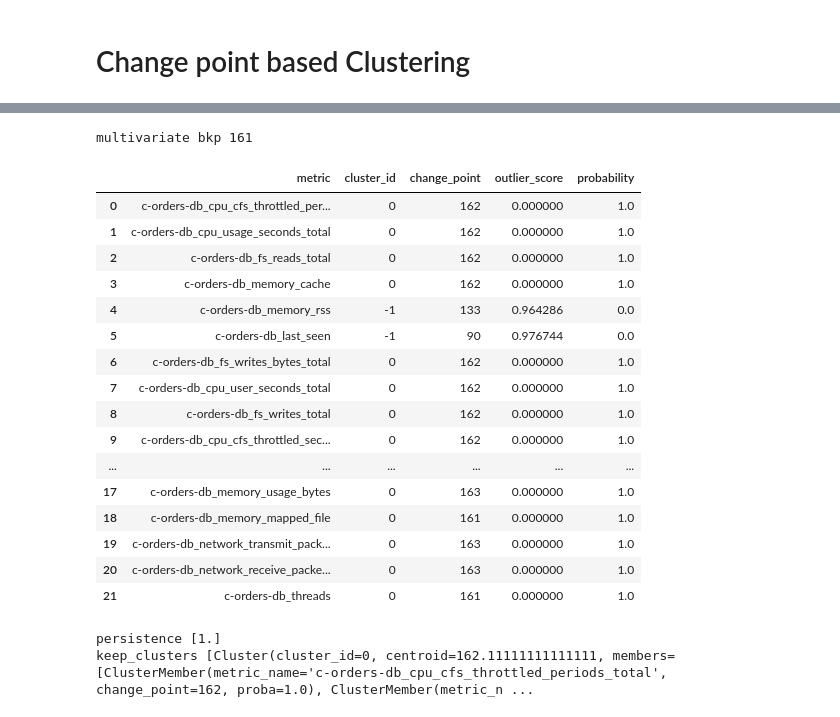
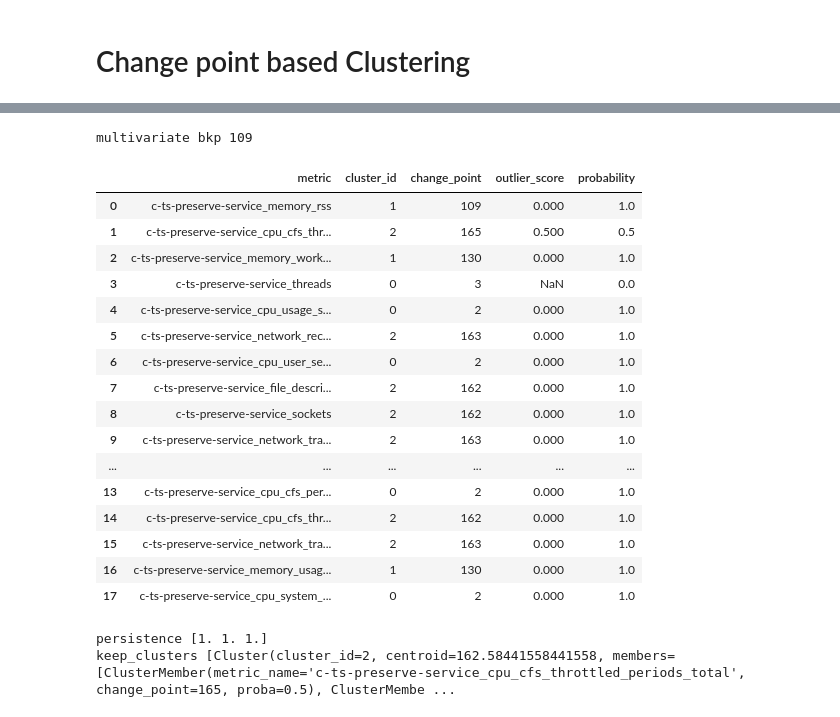
Before and after one commit to XuRepository/meltria-analyzer, a Jupyter notebook: notebooks/change_point_based_clustering.ipynb, the cells around one changed output, grey strips where cells are left out. Cells and saved outputs as stored; diff of their text form; code cells hidden in the pictures.

```diff
--- a/notebooks/change_point_based_clustering.ipynb
+++ b/notebooks/change_point_based_clustering.ipynb
@@ -5,6 +5,7 @@
 %autoreload 2
 # %%
 SOCKSHOP_DATASET_ID = "9n6mf"
+TRAINTICKET_DATASET_ID = "m9dgg"
 # %%
 import numpy as np
 import pandas as pd
@@ -43,2 +45,24 @@ dataset_by_chaos = load_tsdr_by_chaos(
     validation_filtering=(True, 4*5)
 )
+# %%
+from eval.tsdr import load_tsdr_by_chaos
+
+tt_dataset_by_chaos = load_tsdr_by_chaos(
+    TRAINTICKET_DATASET_ID,
+    metric_types={
+        "services": True,
+        "containers": True,
+        "middlewares": True,
+        "nodes": False,
+    },
+    revert_normalized_time_series=True,
+    tsdr_options={
+        "enable_unireducer": False,
+        "enable_multireducer": False,
+    },
+    target_chaos_types={"pod-cpu-hog", "pod-memory-hog", "pod-network-latency"},
+    use_manually_selected_metrics=False,
+    # validation_filtering=(True, 4*5)
+    from_orig=(True, 180),
+    validation_filtering=(True, 4*5)
+)
@@ -45,7 +71,7 @@ dataset_by_chaos = load_tsdr_by_chaos(
 # %%
 import pandas as pd
 
-record, data_df_by_metric_type = dataset_by_chaos[("pod-memory-hog", "orders-db")][1]
+record, data_df_by_metric_type = tt_dataset_by_chaos[("pod-network-latency", "ts-preserve-service")][0]
 print(record.chaos_case_full())
 dataset = pd.concat([
     data_df_by_metric_type["containers"][0],
@@ -134,9 +161,8 @@ import itertools
 # sli_data = sli_data.apply(lambda x: moving_average(x, window_size=5))
 # %%
 import math
-from ruptures.costs import CostNormal
 
-binseg = rpt.Binseg(custom_cost=CostNormal(add_small_diag=True), jump=1)
+binseg = rpt.Binseg(model="normal", jump=1)
 fig, axs = plt.subplots(math.ceil(sli_data.shape[1]/4), ncols=4)
 fig.set_size_inches(20, 0.7*sli_data.shape[1])
 bkps = []
@@ -185,7 +211,7 @@ print(
 cluster_selection_epsilon = 3.0
 clusterer = hdbscan.HDBSCAN(
     min_cluster_size=2,
-    metric="euclidean",
+    metric=lambda x, y: abs(x - y),
     allow_single_cluster=True,
     cluster_selection_method="leaf",
     cluster_selection_epsilon=cluster_selection_epsilon,
@@ -263,7 +289,7 @@ class Clusters(UserList[Cluster]):
             return Clusters([Cluster(c.cluster_id, c.centroid, c._inliers(threshold=threshold, eps=eps)) for c in _orig_clusters if c.cluster_id != -1])
         else:
             for c in self:
-                if c.cluster_id != -1:
+                if c.cluster_id == -1:
                     self.data.remove(c)
                     continue
                 c.keep_only_inliers(threshold=threshold, eps=eps)
@@ -284,49 +310,49 @@ class Clusters(UserList[Cluster]):
 # cluster_id_to_change_points: dict[int, list[int]] = defaultdict(list)
 # clusters_with_centroid: dict[tuple[int, int], list[str]] = defaultdict(list)
 # # print(list(zip(clusterer.labels_, metrics, change_points)))
 # for cluster_id, metric, change_point, proba in zip(clusterer.labels_, metrics, change_points, clusterer.probabilities_):
 #     if cluster_id == -1:  # skip noise features
 #         continue
 #     centroid = cluster_id_to_centroid[cluster_id]
 #     clusters_with_centroid[(cluster_id, centroid)].append(metric)
 #     cluster_id_to_change_points[cluster_id].append(change_point)
 
 # remove outliers
 # for (cluster_id, centroid), members in clusters_with_centroid.items():
 #     if proba <= 0.5 and :
 #         continue
 # # choose a cluster having max metrics and the adjacent clusters
 # import pprint
 # for x in clusters_with_centroid.items():
 #     print(agglomerative_coefficient(np.array(cluster_id_to_change_points[x[0][0]], dtype=int), x[0][1]), x)
 
 clusters = Clusters.from_raw_values(clusterer, metrics, change_points)
 inliners = clusters.inliner(threshold=0.5, eps=int(cluster_selection_epsilon), copy=True)
 keep_clusters = [inliners.cluster_of_max_size()]
 print("keep_clusters", keep_clusters)
 
 keep_metrics: list[str] = [m.metric_name for m in keep_clusters[0].members]
 remove_metrics: list[str] = list(set(metrics) - set(keep_metrics))
 clustering_info: dict[str, list[str]] = {metric: [] for metric in keep_metrics}
 clustering_info, remove_metrics
 # %% [output]
-multivariate bkp 161
+multivariate bkp 109
 |  | metric | cluster_id | change_point | outlier_score | probability |
-| 0 | c-orders-db_cpu_cfs_throttled_per... | 0 | 162 | 0.000000 | 1.0 |
-| 1 | c-orders-db_cpu_usage_seconds_total | 0 | 162 | 0.000000 | 1.0 |
-| 2 | c-orders-db_fs_reads_total | 0 | 162 | 0.000000 | 1.0 |
-| 3 | c-orders-db_memory_cache | 0 | 162 | 0.000000 | 1.0 |
-| 4 | c-orders-db_memory_rss | -1 | 133 | 0.964286 | 0.0 |
-| 5 | c-orders-db_last_seen | -1 | 90 | 0.976744 | 0.0 |
-| 6 | c-orders-db_fs_writes_bytes_total | 0 | 162 | 0.000000 | 1.0 |
-| 7 | c-orders-db_cpu_user_seconds_total | 0 | 162 | 0.000000 | 1.0 |
-| 8 | c-orders-db_fs_writes_total | 0 | 162 | 0.000000 | 1.0 |
-| 9 | c-orders-db_cpu_cfs_throttled_sec... | 0 | 162 | 0.000000 | 1.0 |
+| 0 | c-ts-preserve-service_memory_rss | 1 | 109 | 0.000 | 1.0 |
+| 1 | c-ts-preserve-service_cpu_cfs_thr... | 2 | 165 | 0.500 | 0.5 |
+| 2 | c-ts-preserve-service_memory_work... | 1 | 130 | 0.000 | 1.0 |
+| 3 | c-ts-preserve-service_threads | 0 | 3 | NaN | 0.0 |
+| 4 | c-ts-preserve-service_cpu_usage_s... | 0 | 2 | 0.000 | 1.0 |
+| 5 | c-ts-preserve-service_network_rec... | 2 | 163 | 0.000 | 1.0 |
+| 6 | c-ts-preserve-service_cpu_user_se... | 0 | 2 | 0.000 | 1.0 |
+| 7 | c-ts-preserve-service_file_descri... | 2 | 162 | 0.000 | 1.0 |
+| 8 | c-ts-preserve-service_sockets | 2 | 162 | 0.000 | 1.0 |
+| 9 | c-ts-preserve-service_network_tra... | 2 | 163 | 0.000 | 1.0 |
 | ... | ... | ... | ... | ... | ... |
-| 17 | c-orders-db_memory_usage_bytes | 0 | 163 | 0.000000 | 1.0 |
-| 18 | c-orders-db_memory_mapped_file | 0 | 161 | 0.000000 | 1.0 |
-| 19 | c-orders-db_network_transmit_pack... | 0 | 163 | 0.000000 | 1.0 |
-| 20 | c-orders-db_network_receive_packe... | 0 | 163 | 0.000000 | 1.0 |
-| 21 | c-orders-db_threads | 0 | 161 | 0.000000 | 1.0 |
+| 13 | c-ts-preserve-service_cpu_cfs_per... | 0 | 2 | 0.000 | 1.0 |
+| 14 | c-ts-preserve-service_cpu_cfs_thr... | 2 | 162 | 0.000 | 1.0 |
+| 15 | c-ts-preserve-service_network_tra... | 2 | 163 | 0.000 | 1.0 |
+| 16 | c-ts-preserve-service_memory_usag... | 1 | 130 | 0.000 | 1.0 |
+| 17 | c-ts-preserve-service_cpu_system_... | 0 | 2 | 0.000 | 1.0 |
-persistence [1.]
-keep_clusters [Cluster(cluster_id=0, centroid=162.11111111111111, members=[ClusterMember(metric_name='c-orders-db_cpu_cfs_throttled_periods_total', change_point=162, proba=1.0), ClusterMember(metric_n ...
+persistence [1. 1. 1.]
+keep_clusters [Cluster(cluster_id=2, centroid=162.58441558441558, members=[ClusterMember(metric_name='c-ts-preserve-service_cpu_cfs_throttled_periods_total', change_point=165, proba=0.5), ClusterMembe ...
```
Also changed, not shown: parts of 8 cells of this notebook, 4 other files.
